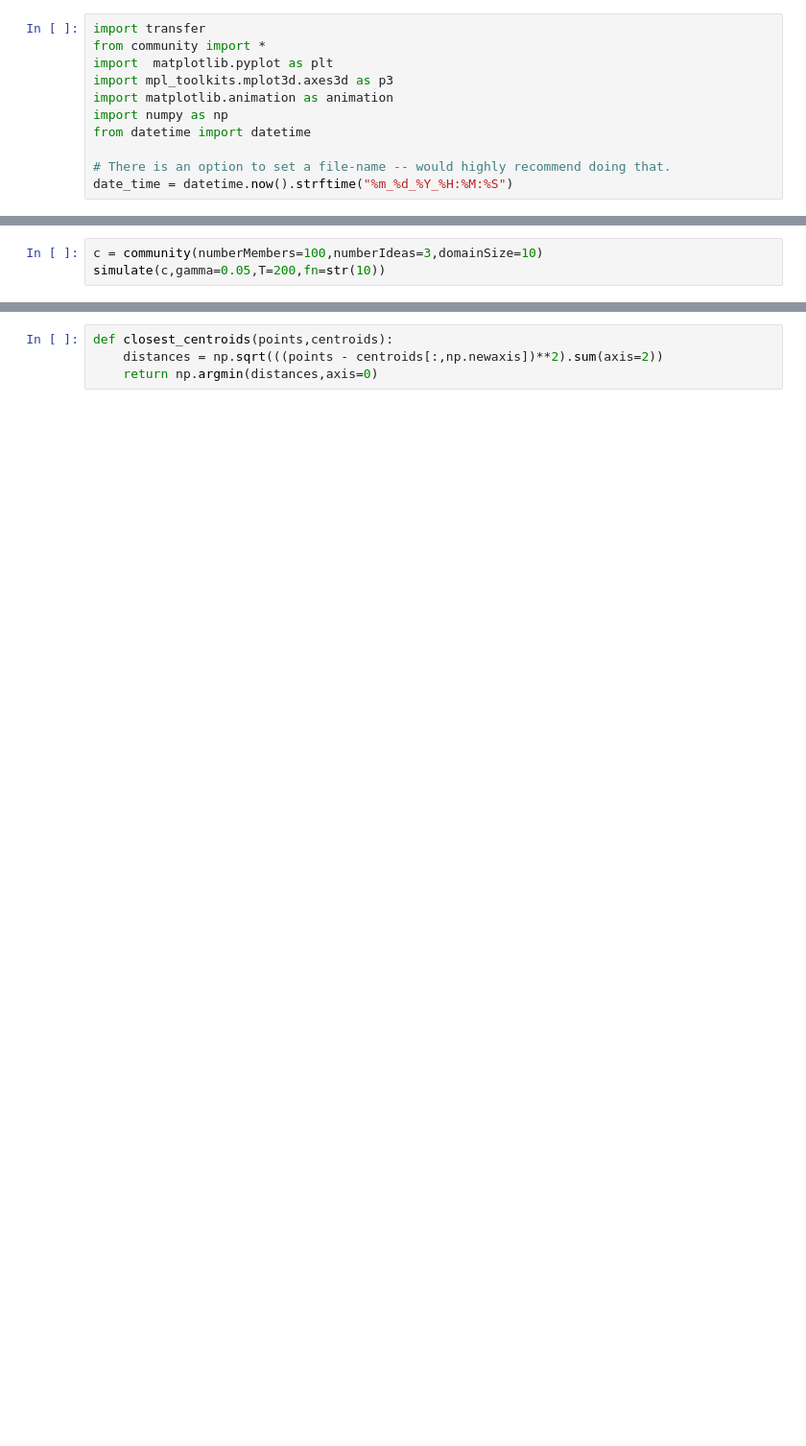
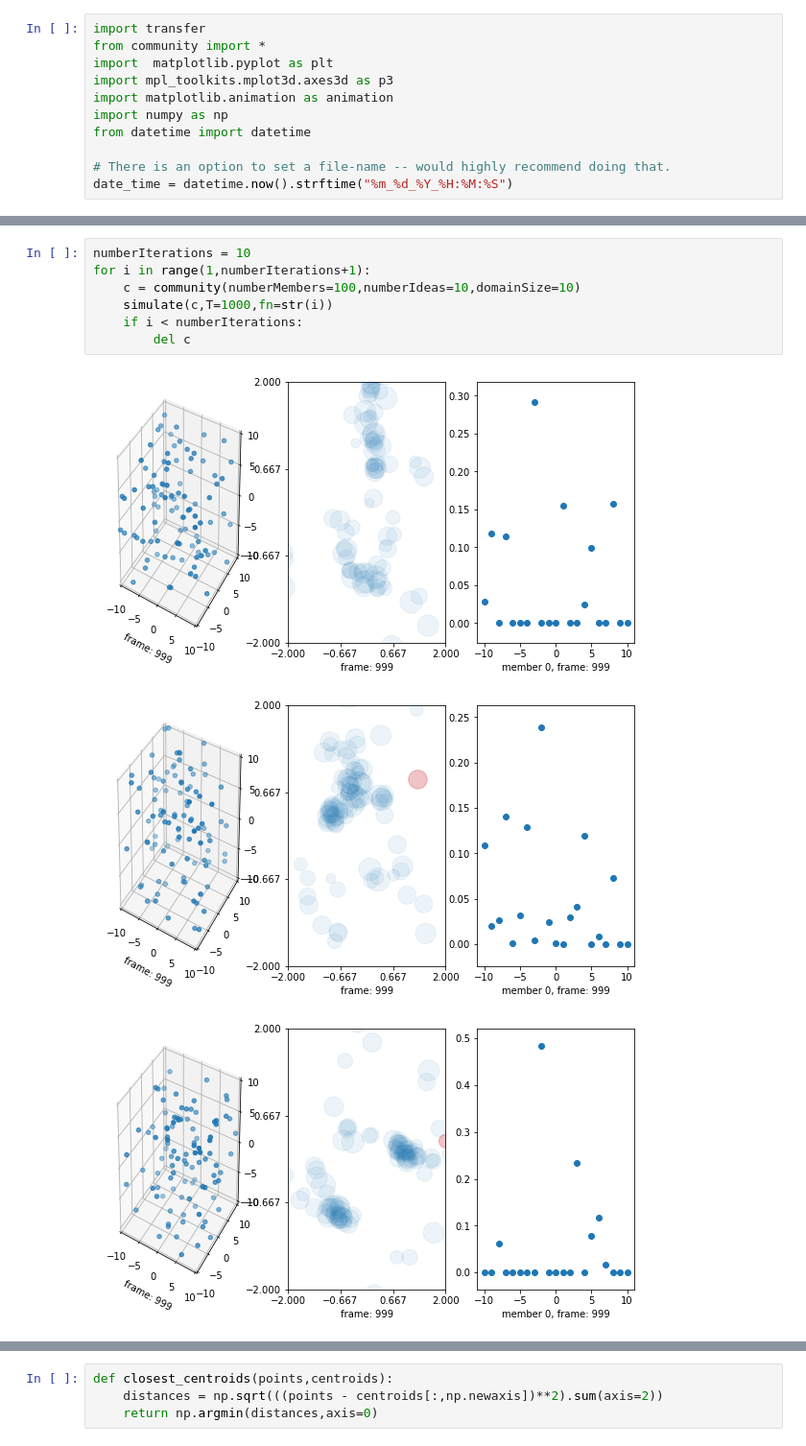
Before and after one commit to tcikezu/ideatransfer, a Jupyter notebook: simulate.ipynb, the cells around one changed output, grey strips where cells are left out. Shown: that part at 96% size. Saved outputs shown, nothing was run; the diff lists cells and outputs as text; blank space fills up the shorter version.

```diff
--- a/simulate.ipynb
+++ b/simulate.ipynb
@@ -86,5 +85,13 @@ def simulate(c=None, gamma = 0.005, T = 80,fn=date_time):
 
     #plt.show()
 # %%
-c = community(numberMembers=100,numberIdeas=3,domainSize=10)
-simulate(c,gamma=0.05,T=200,fn=str(10))
+numberIterations = 10
+for i in range(1,numberIterations+1):
+    c = community(numberMembers=100,numberIdeas=10,domainSize=10)
+    simulate(c,T=1000,fn=str(i))
+    if i < numberIterations:
+        del c
+# %% [output]
+[figure, added]
+[figure, added]
+[figure, added]
```
Also changed, not shown: parts of 21 cells of this notebook, 4 other files.
